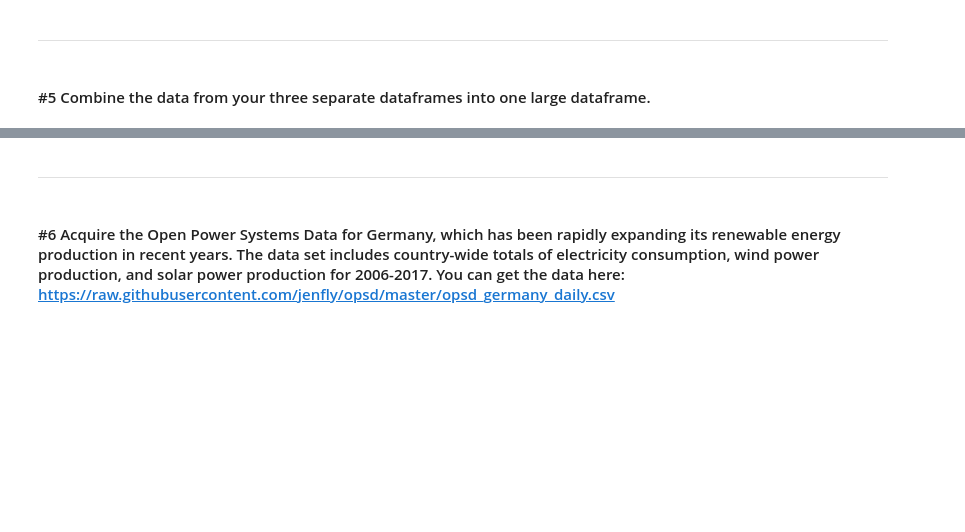
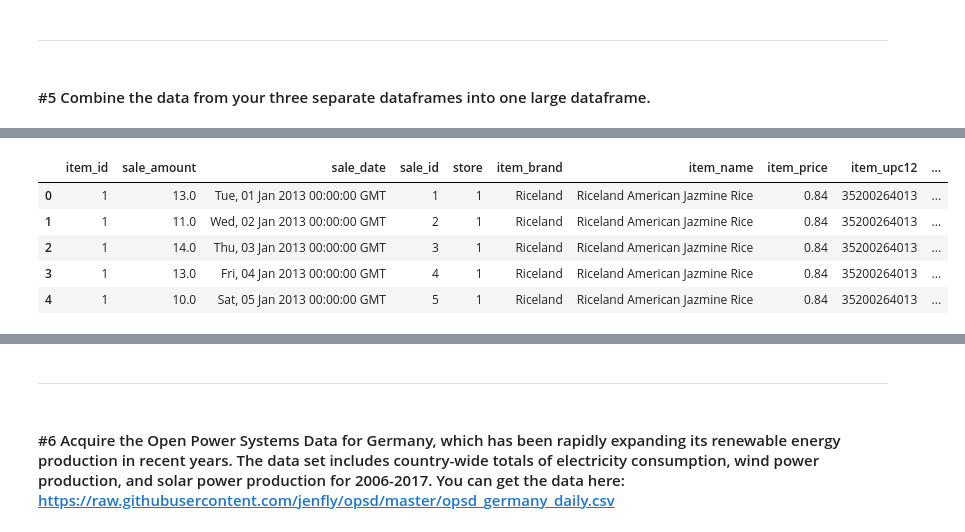
Before and after one commit to natasharivers/time-series-exercises, a Jupyter notebook: Acquire Exercises.ipynb, the cells around one changed output, grey strips where cells are left out. Drawn from its saved outputs; the diff is of its cells as text; code cells hidden in the pictures; blank space fills up the shorter version.

```diff
--- a/Acquire Exercises.ipynb
+++ b/Acquire Exercises.ipynb
@@ -93,16 +93,15 @@ data = response.json()
 n = data['payload']['max_page']
 
 #for i in range with n being first page
-#if n is 3, will show pages 1,2,3
-for i in range(1,n+1):
-    url = 'https://python.zach.lol/api/v1/items?page='+str(i)
+for i in range(1, n+1):
+    url ='https://python.zach.lol/api/v1/items?page='+str(i)
     response = requests.get(url)
     data = response.json()
     page_items = data['payload']['items']
     items_list += page_items
 
 #turn that list into a dataframe
-items = pd.DataFrame(items_list)
+items = pd.DataFrame.from_dict(items_list)
 # %%
 #take a look
 items.head()
@@ -281,0 +289,3 @@ sales.to_csv('sales_df.csv')
+# %%
+#rename item to item_id so we can merge
+sales = sales.rename(columns={'item':'item_id'})
@@ -281,0 +308,12 @@ sales.to_csv('sales_df.csv')
+# %%
+#merge ales and items on primary key
+merged_df = pd.merge(sales, items, on="item_id")
+# %%
+merged_df.head()
+# %% [output]
+|  | item_id | sale_amount | sale_date | sale_id | store | item_brand | item_name | item_price | item_upc12 | ... |
+| 0 | 1 | 13.0 | Tue, 01 Jan 2013 00:00:00 GMT | 1 | 1 | Riceland | Riceland American Jazmine Rice | 0.84 | 35200264013 | ... |
+| 1 | 1 | 11.0 | Wed, 02 Jan 2013 00:00:00 GMT | 2 | 1 | Riceland | Riceland American Jazmine Rice | 0.84 | 35200264013 | ... |
+| 2 | 1 | 14.0 | Thu, 03 Jan 2013 00:00:00 GMT | 3 | 1 | Riceland | Riceland American Jazmine Rice | 0.84 | 35200264013 | ... |
+| 3 | 1 | 13.0 | Fri, 04 Jan 2013 00:00:00 GMT | 4 | 1 | Riceland | Riceland American Jazmine Rice | 0.84 | 35200264013 | ... |
+| 4 | 1 | 10.0 | Sat, 05 Jan 2013 00:00:00 GMT | 5 | 1 | Riceland | Riceland American Jazmine Rice | 0.84 | 35200264013 | ... |
```
Also changed, not shown: parts of 12 cells of this notebook.
